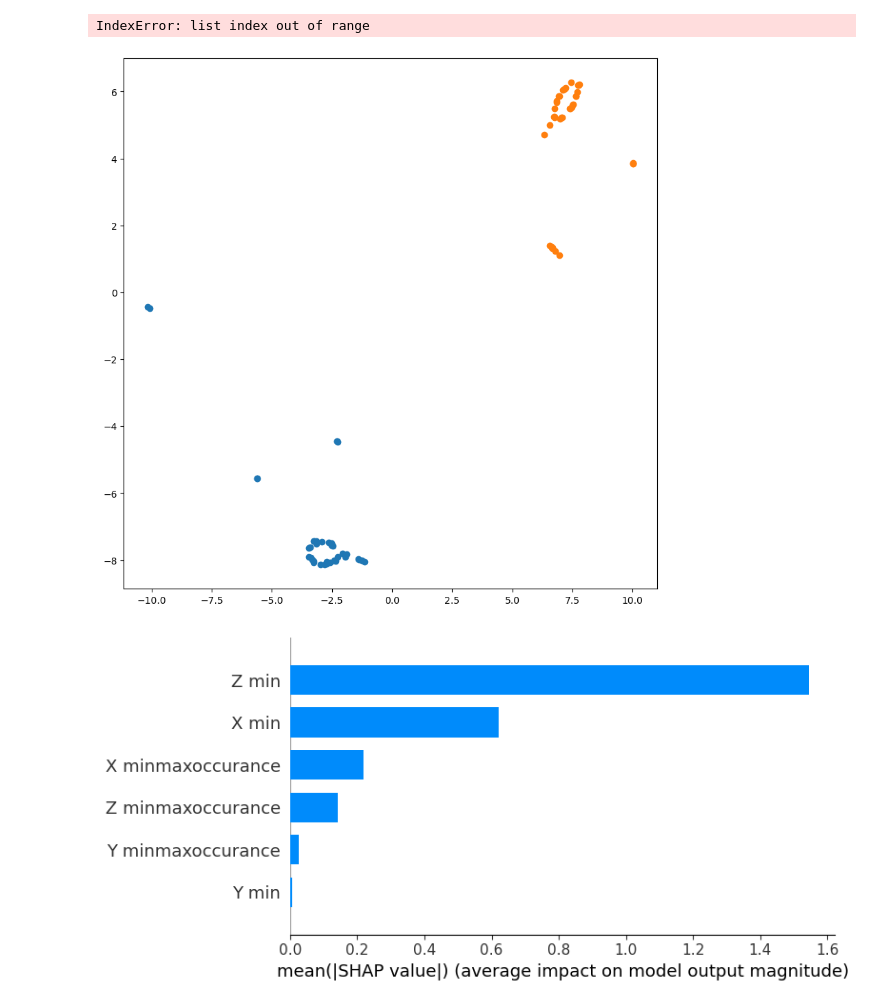
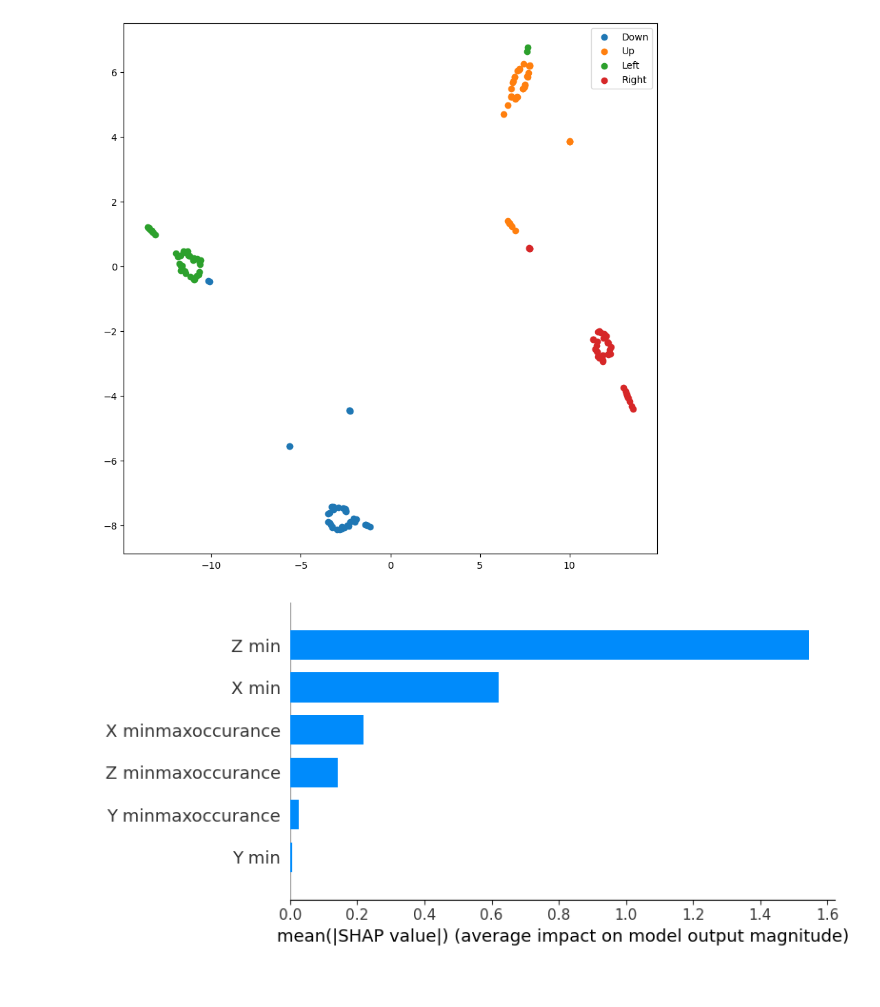
Before and after one commit to HMI2-Research-Group/PIP-Summer-School, a Jupyter notebook: pip_summer_school.ipynb, the cells around one changed output. Saved outputs shown, nothing was run; the diff lists cells and outputs as text; code cells hidden in the pictures.

```diff
--- a/pip_summer_school.ipynb
+++ b/pip_summer_school.ipynb
@@ -89,17 +88,16 @@ Recall: 1.0
 # %%
 tsne = TSNE(n_components=2)
 X_normalized = normalize(np.array(x), axis=0, norm='max')
 X_embedded = tsne.fit_transform(X_normalized)
 plt.figure(figsize=(10, 10))
-plt.scatter(X_embedded[np.array(y) == 0, 0], X_embedded[np.array(y) == 0, 1], label=target_names[0])
-plt.scatter(X_embedded[np.array(y) == 1, 0], X_embedded[np.array(y) == 1, 1], label=target_names[1])
-plt.scatter(X_embedded[np.array(y) == 2, 0], X_embedded[np.array(y) == 2, 1], label=target_names[2])
-plt.scatter(X_embedded[np.array(y) == 3, 0], X_embedded[np.array(y) == 3, 1], label=target_names[3])
+plt.scatter(X_embedded[np.array(y) == 0, 0], X_embedded[np.array(y) == 0, 1], label=gesture[0])
+plt.scatter(X_embedded[np.array(y) == 1, 0], X_embedded[np.array(y) == 1, 1], label=gesture[1])
+plt.scatter(X_embedded[np.array(y) == 2, 0], X_embedded[np.array(y) == 2, 1], label=gesture[2])
+plt.scatter(X_embedded[np.array(y) == 3, 0], X_embedded[np.array(y) == 3, 1], label=gesture[3])
 plt.legend()
 plt.show()
 # %% [output]
-IndexError: list index out of range
-[figure, old version]
+[figure, new version]
 # %%
 X_train, X_test, y_train, y_test = train_test_split(x , y, test_size=0.25, random_state=0)
 
```
Also changed, not shown: parts of 2 cells of this notebook.
